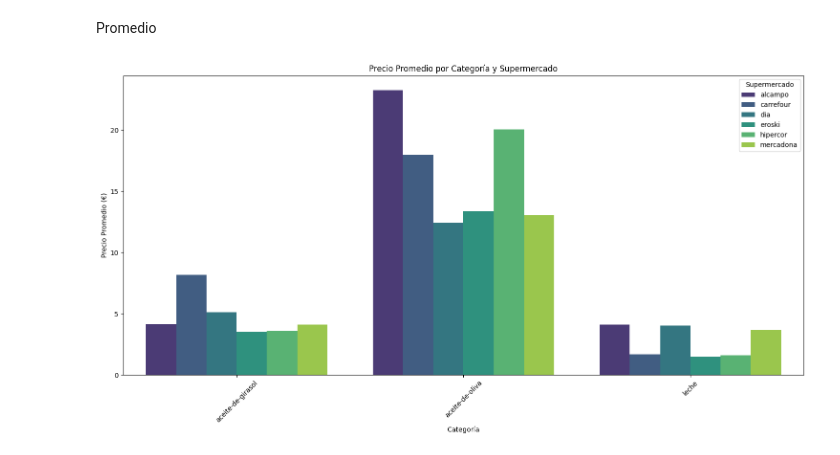
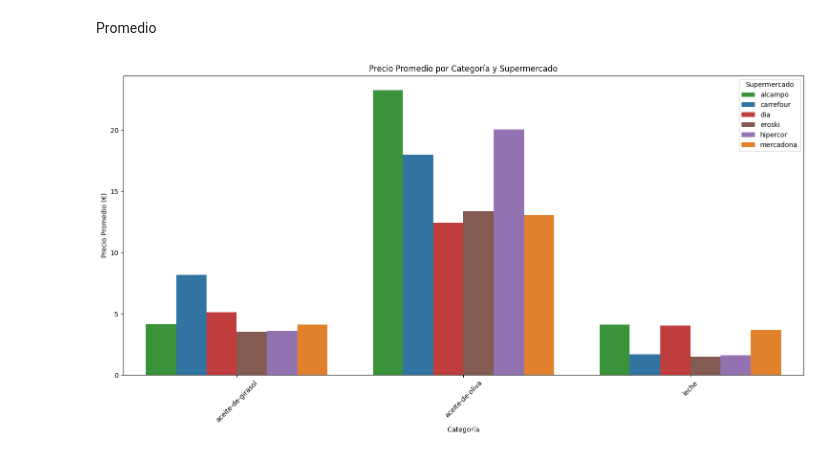
Before and after one commit to ngcarvajall/Proyecto1-AnalisisFacua, a Jupyter notebook: Notebooks/EDA.ipynb, the cells around one changed output. Cells and saved outputs as stored; diff of their text form; code cells hidden in the pictures.

```diff
--- a/Notebooks/EDA.ipynb
+++ b/Notebooks/EDA.ipynb
@@ -279,6 +258,15 @@ Evolucion de los precios a lo largo del tiempo (Aceite girasol)
 # # conexion.close()
 # %%
 # df_variacion_acumulada_precio[0] = pd.to_datetime(df_variacion_acumulada_precio[0])
+# %%
+paleta_supermercados = {
+    'alcampo': '#2ca02c',   # Azul 2ca02c
+    'carrefour': '#1f77b4', # Naranja 1f77b4
+    'dia': '#d62728',       # Verde d62728
+    'eroski': '#8c564b',    # Rojo ff7f0e 8c564b
+    'hipercor': '#9467bd',  # Púrpura
+    'mercadona': '#ff7f0e'  # Marrón
+}
 # %%
 cursor=conexion.cursor()
 query_evolucion_precios_aceite_girasol="""
@@ -696,28 +760,22 @@ df_comparacion_precios.head()
 # %% [markdown]
 Promedio
 # %%
-import seaborn as sns
-import matplotlib.pyplot as plt
-
-# Supongamos que tienes el DataFrame resultado de la consulta SQL con columnas:
-# 'precio_promedio', 'supermercado', 'categoria'
-
 plt.figure(figsize=(15, 8))
 sns.barplot(
     data=df_comparacion_precios,
     x=2,
     y=0,
     hue=1,
-    palette="viridis"
+    palette=paleta_supermercados
 )
 
 # Personalizar etiquetas y título
 plt.title("Precio Promedio por Categoría y Supermercado")
 plt.xlabel("Categoría")
 plt.ylabel("Precio Promedio (€)")
 plt.xticks(rotation=45)
 plt.legend(title="Supermercado")
 plt.tight_layout()
 plt.show()
 # %% [output]
-[figure, old version]
+[figure, new version]
```
Also changed, not shown: parts of 26 cells of this notebook.
